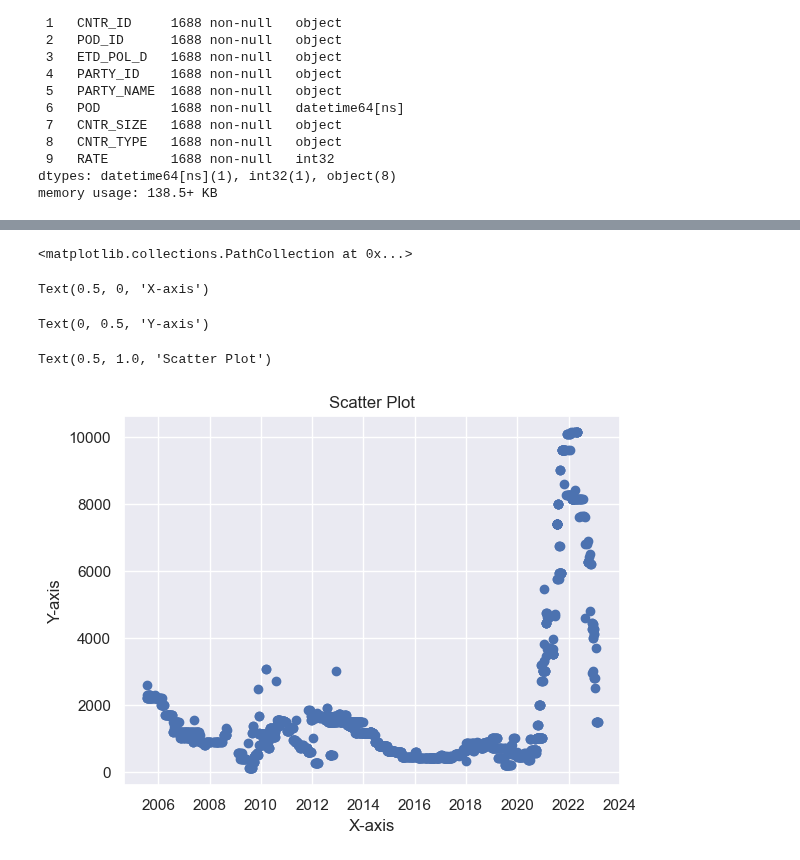
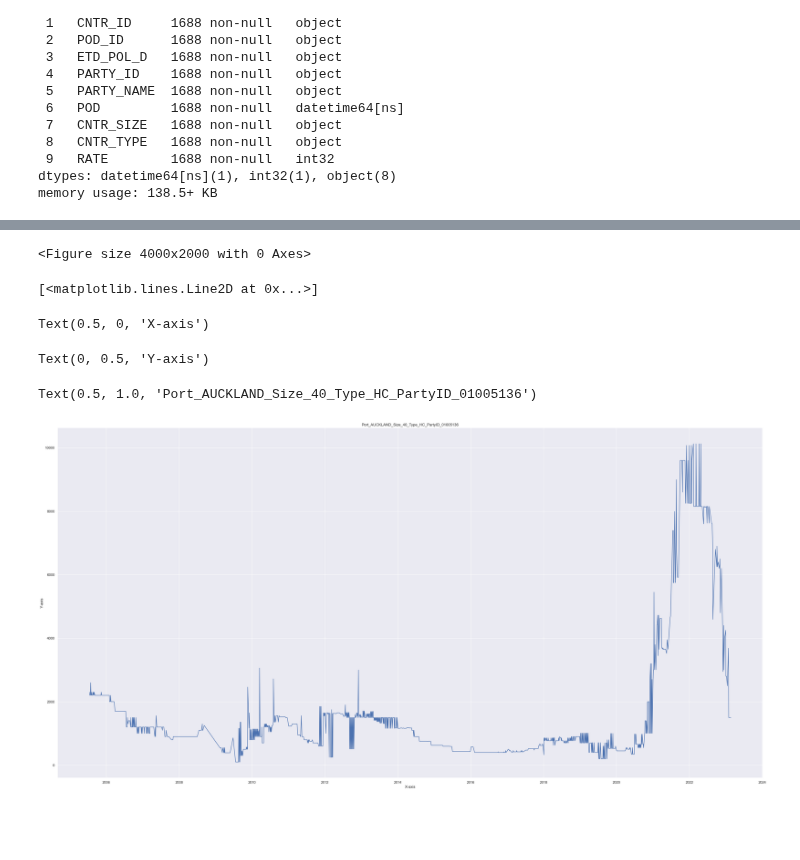
Before and after one commit to aloysiuswjw/Cost-Rate-Analysis, a Jupyter notebook: LA.ipynb, the cells around one changed output, grey strips where cells are left out. Drawn from its saved outputs; the diff is of its cells as text; code cells hidden in the pictures; blank space fills up the shorter version.

```diff
--- a/LA.ipynb
+++ b/LA.ipynb
@@ -229,0 +221,5 @@ print(num_bins)
+# %%
+# Check for duplicates and keep only one instance of each unique combination
+sel_df = sel_df.drop_duplicates(subset=['POD', 'RATE']).reset_index(drop=True)
+sel_df.info()
+sel_df.head(15)
@@ -230,17 +288,19 @@ print(num_bins)
 # %%
 # Create scatter plot
-plt.scatter(sel_df['POD'], sel_df['RATE'])
+plt.figure(figsize=(40, 20))
+plt.plot(sel_df['POD'], sel_df['RATE'])
 
 # Set labels and title
 plt.xlabel('X-axis')
 plt.ylabel('Y-axis')
-plt.title('Scatter Plot')
+plt.title('Port_AUCKLAND_Size_40_Type_HC_PartyID_01005136')
 
 # Display the plot
 plt.show()
 # %% [output]
-<matplotlib.collections.PathCollection at 0x...>
+<Figure size 4000x2000 with 0 Axes>
-Text(0.5, 0, 'X-axis')
+[<matplotlib.lines.Line2D at 0x...>]
-Text(0, 0.5, 'Y-axis')
+Text(0.5, 0, 'X-axis')
-Text(0.5, 1.0, 'Scatter Plot')
+Text(0, 0.5, 'Y-axis')
+Text(0.5, 1.0, 'Port_AUCKLAND_Size_40_Type_HC_PartyID_01005136')
-[figure, old version]
+[figure, new version]
```
Also changed, not shown: parts of 4 cells of this notebook.
